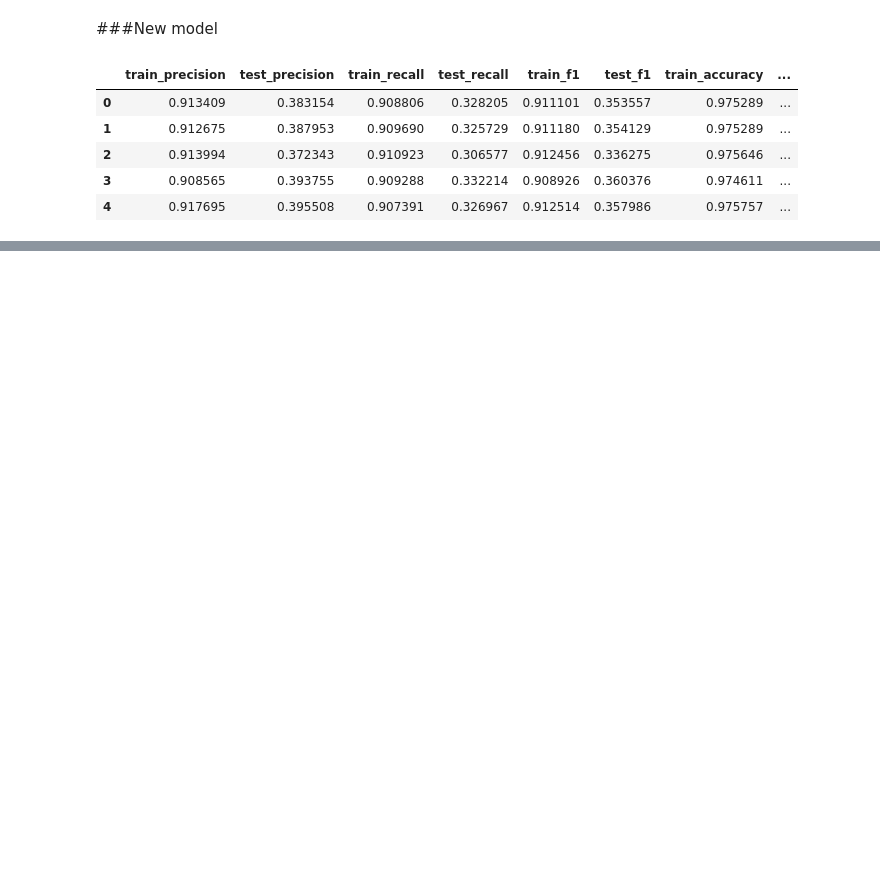
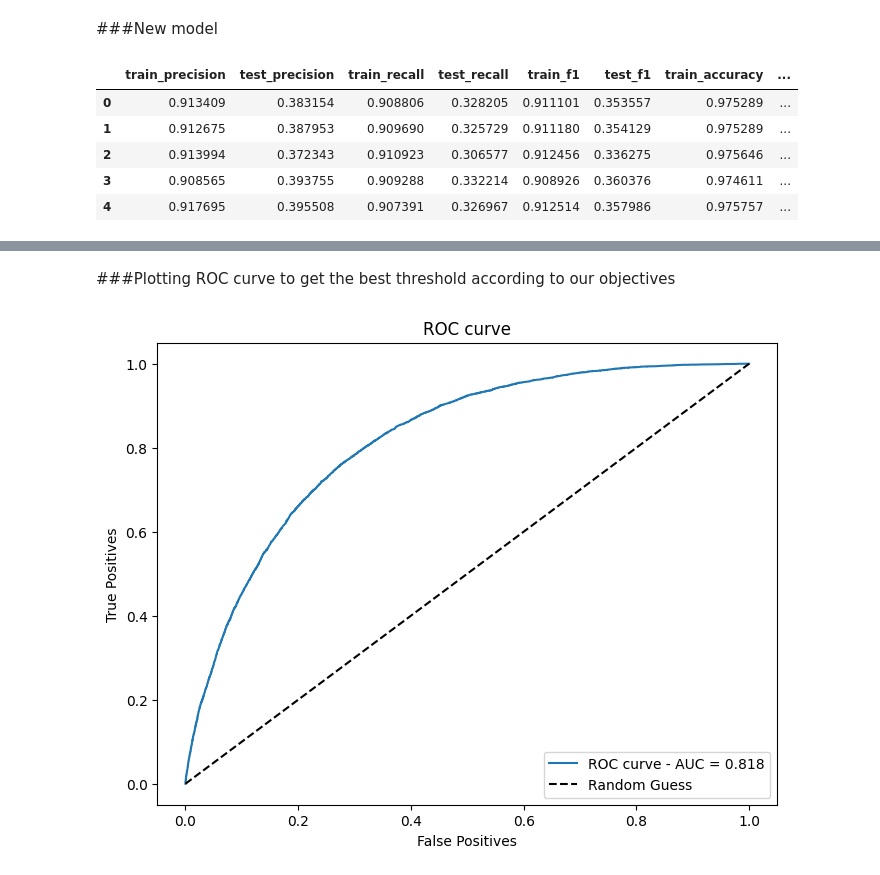
Before and after one commit to flaviorv/ai_model_lifecycle, a Jupyter notebook: diabetes_health_indicators.ipynb, the cells around one changed output, grey strips where cells are left out. Saved outputs shown, nothing was run; the diff lists cells and outputs as text; code cells hidden in the pictures; blank space fills up the shorter version.

```diff
--- a/diabetes_health_indicators.ipynb
+++ b/diabetes_health_indicators.ipynb
@@ -267,0 +315,21 @@ display(rfscore[metrics])
+# %%
+scoring = {'f1': 'f1', 'recall': 'recall', 'precision': 'precision', 'accuracy': 'accuracy'}
+
+rfpipeline = Pipeline([
+    ('resampler', RandomUnderSampler(random_state=42)),
+    ('rf', RandomForestClassifier(random_state=42, n_jobs=2, criterion='entropy'))
+])
+
+gridparams = {
+    'rf__n_estimators': [22, 25, 28],
+    'rf__max_depth': [6, 7, 8],
+    'rf__min_samples_split': [5, 6, 7],
+}
+
+grid = GridSearchCV(
+    rfpipeline, gridparams, cv=5,
+    scoring=scoring, refit='recall',
+    n_jobs=-1, verbose=2
+)
+
+grid.fit(xtrain, ytrain['Diabetes_binary'])
@@ -267,0 +375,24 @@ display(rfscore[metrics])
+# %% [markdown]
+###Plotting ROC curve to get the best threshold according to our objectives
+# %%
+undersampler = RandomUnderSampler(random_state=42)
+xundersampled, yundersampled = undersampler.fit_resample(xtrain, ytrain)
+
+rf = RandomForestClassifier(criterion='entropy', max_depth=7, min_samples_split=6, n_estimators=25, n_jobs=2, random_state=42)
+rf.fit(xundersampled, yundersampled['Diabetes_binary'])
+
+yprob = rf.predict_proba(xtest)[:, 1]
+
+fpr, tpr, thresholds = roc_curve(ytest, yprob)
+roc_auc = auc(fpr, tpr)
+
+plt.figure(figsize=(8,6))
+plt.plot(fpr, tpr, label=f'ROC curve - AUC = {roc_auc:.3f}')
+plt.plot([0, 1], [0, 1], 'k--', label='Random Guess')
+plt.xlabel('False Positives')
+plt.ylabel('True Positives')
+plt.title('ROC curve')
+plt.legend(loc='lower right')
+plt.show()
+# %% [output]
+[figure, added]
```
Also changed, not shown: parts of 14 cells of this notebook.
